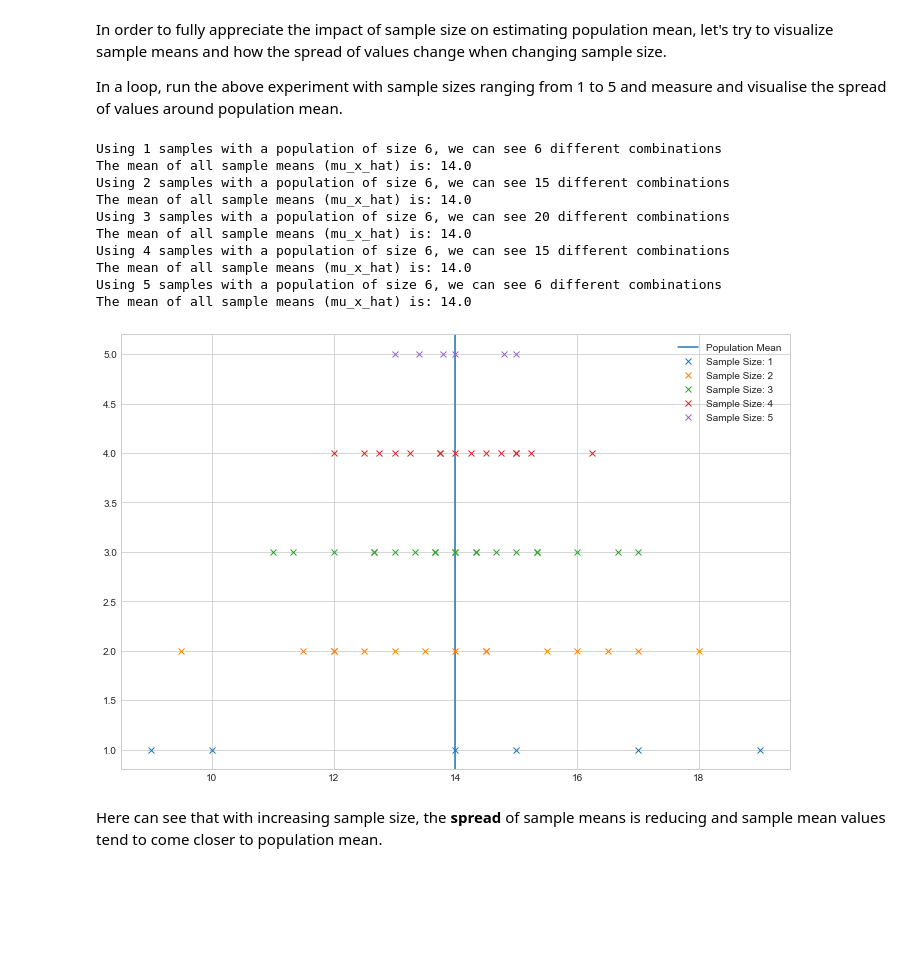
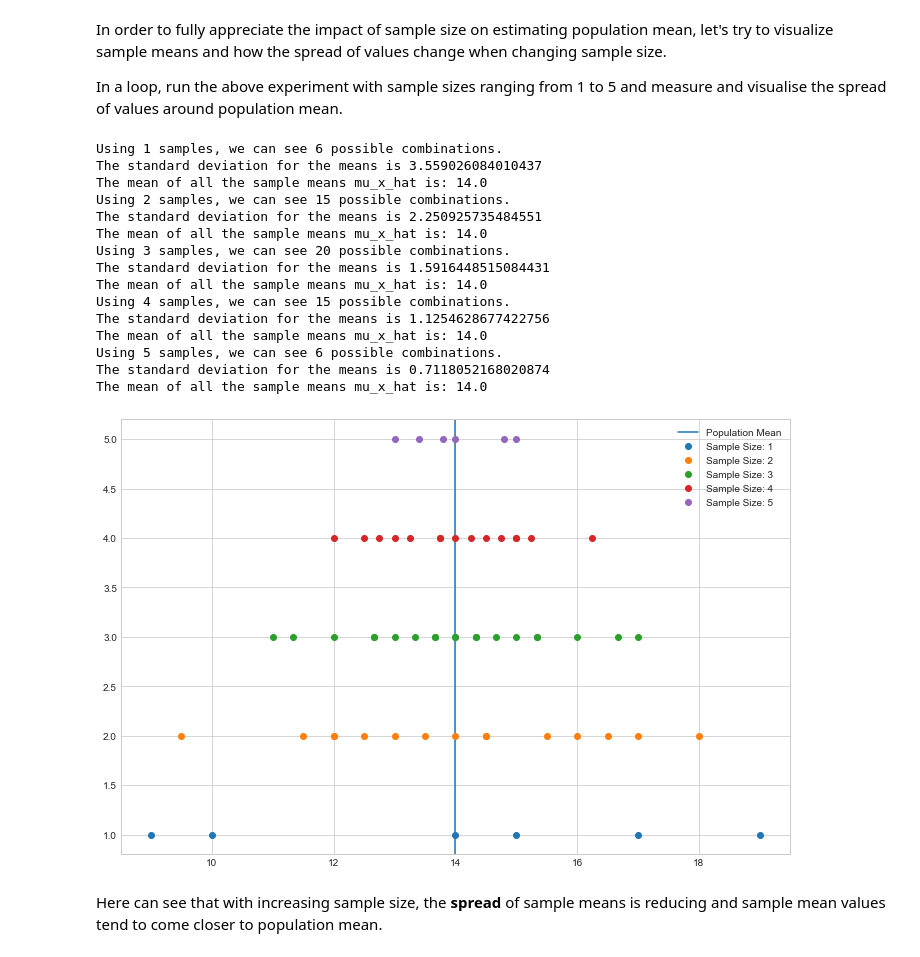
Before and after one commit to FoamoftheSea/dsc-sampling-statistics-lab-online-ds-sp-000, a Jupyter notebook: index.ipynb, the cells around one changed output. Cells and saved outputs as stored; diff of their text form; code cells hidden in the pictures; blank space fills up the shorter version.

```diff
--- a/index.ipynb
+++ b/index.ipynb
@@ -73,7 +71,7 @@ Now lets try to calculate the mean of the pumpkin population and also visualise
 def calculate_mu(x):
 
     # Use the formula for mu given above
-    d = float(sum(x.values()))/float(len(x))
+    d = sum(x.values())/len(x)
 
     return (d)
 
@@ -110,8 +108,9 @@ To achieve this, first we need to identify all the possible combinations that ca
 n = 2
 
 # Use itertools.combinations() to generate and print a list of combinations
-combs = itertools.combinations(pumpkin_dict.keys(), n)
-print(list(combs))
+combs = list(itertools.combinations(pumpkin_dict.keys(), n))
+print("Using {} samples, we can see {} possible combinations as below:".format(n, len(combs)))
+print(combs)
 
 
 # Using 2 samples, we can see 15 possible combinations as below:
@@ -139,17 +139,15 @@ def sample_means(sample_size, data):
     n = sample_size
 
     # Calculate the mean of population
-    mu = float(sum(data.values()))/float(len(data))
+    mu = sum(data.values())/len(data)
     # Generate all possible combinations using given sample size
     combs = list(itertools.combinations(data.keys(), n))
-    print(f"Using {n} samples with a population of size {len(data)}, we can see {len(combs)} different combinations")
-    print(f"The mean of all sample means (mu_x_hat) is: {np.array(means).mean()}")
+    print("Using {} samples, we can see {} possible combinations.".format(n, len(combs)))
 
     # Calculate the mean weight (x_bar) for all the combinations (samples) using the given data
     x_bar_list = []
     for comb in combs:
-        values = np.array([data[comb[i]] for i in range(n)])
-        x_bar_list.append(values.mean())
+        x_bar_list.append(np.array([data[comb[i]] for i in range(n)]).mean())
 
     return combs, x_bar_list
 
@@ -161,6 +159,7 @@ combs, means = sample_means(n, pumpkin_dict)
 for i in range(len(means)):
     print(combs[i], means[i])
 
+print("The mean of all sample means mu_x_hat is: {}".format(np.array(means).mean()))
 
 # Using 2 samples, we can see 15 possible combinations as below:
 # The mean of all sample means mu_x_hat is: 14.0
@@ -210,14 +225,11 @@ def calculate_probability(means):
     Output: a list of probablitity of each mean value
     '''
     #Calculate the frequency of each mean value
-    freq = Counter(means)
-    prob = []
+    freq = dict(Counter(means))
 
     # Calculate and append fequency of each mean value in the prob list.
-    for mean in means:
-        for key in freq.keys():
-            if mean == key:
-                prob.append(f"{freq[key]}/{len(means)}")
+    prob = [round(freq[mean]/sum(freq.values()), 3) for mean in means]
+
     return prob
 
 probs = calculate_probability(means)
@@ -307,41 +318,48 @@ In a loop, run the above experiment with sample sizes ranging from 1 to 5 and me
 # %%
 # Run a for loop to execute above code for sample size 1 to 5 and visualise the spread of sample
 # means
 plt.figure(figsize=(12,8))
 plt.axvline(x=mu, label='Population Mean')
 for i in range(5):
-    n=i+1
+    n = i+1
     combies, meanies = sample_means(n, pumpkin_dict)
-    plt.plot(meanies, np.zeros_like(meanies)+n, 'x', label=f"Sample Size: {n}")
+    print("The standard deviation for the means is {}".format(np.array(meanies).std()))
+    print("The mean of all the sample means mu_x_hat is: {}".format(np.array(meanies).mean()))
+    plt.plot(meanies, np.zeros_like(meanies)+n, 'o', label=f"Sample Size: {n}")
     plt.legend()
 
 plt.show()
 # Using 1 samples with a population of size, we can see 6 possible combinations
 # The mean of all sample means mu_x_hat is: 14.0
 
 # Using 2 samples with a population of size, we can see 15 possible combinations
 # The mean of all sample means mu_x_hat is: 14.0
 
 # Using 3 samples with a population of size, we can see 20 possible combinations
 # The mean of all sample means mu_x_hat is: 14.0
 
 # Using 4 samples with a population of size, we can see 15 possible combinations
 # The mean of all sample means mu_x_hat is: 14.0
 
 # Using 5 samples with a population of size, we can see 6 possible combinations
 # The mean of all sample means mu_x_hat is: 14.0
 # %% [output]
-Using 1 samples with a population of size 6, we can see 6 different combinations
-The mean of all sample means (mu_x_hat) is: 14.0
-Using 2 samples with a population of size 6, we can see 15 different combinations
-The mean of all sample means (mu_x_hat) is: 14.0
-Using 3 samples with a population of size 6, we can see 20 different combinations
-The mean of all sample means (mu_x_hat) is: 14.0
-Using 4 samples with a population of size 6, we can see 15 different combinations
-The mean of all sample means (mu_x_hat) is: 14.0
-Using 5 samples with a population of size 6, we can see 6 different combinations
-The mean of all sample means (mu_x_hat) is: 14.0
+Using 1 samples, we can see 6 possible combinations.
+The standard deviation for the means is 3.559026084010437
+The mean of all the sample means mu_x_hat is: 14.0
+Using 2 samples, we can see 15 possible combinations.
+The standard deviation for the means is 2.250925735484551
+The mean of all the sample means mu_x_hat is: 14.0
+Using 3 samples, we can see 20 possible combinations.
+The standard deviation for the means is 1.5916448515084431
+The mean of all the sample means mu_x_hat is: 14.0
+Using 4 samples, we can see 15 possible combinations.
+The standard deviation for the means is 1.1254628677422756
+The mean of all the sample means mu_x_hat is: 14.0
+Using 5 samples, we can see 6 possible combinations.
+The standard deviation for the means is 0.7118052168020874
+The mean of all the sample means mu_x_hat is: 14.0
-[figure, old version]
+[figure, new version]
 # %% [markdown]
 Here can see that with increasing sample size, the **spread** of sample means is reducing and sample mean values tend to come closer to population mean.
 # %% [markdown]
```
Also changed, not shown: parts of 8 cells of this notebook.
